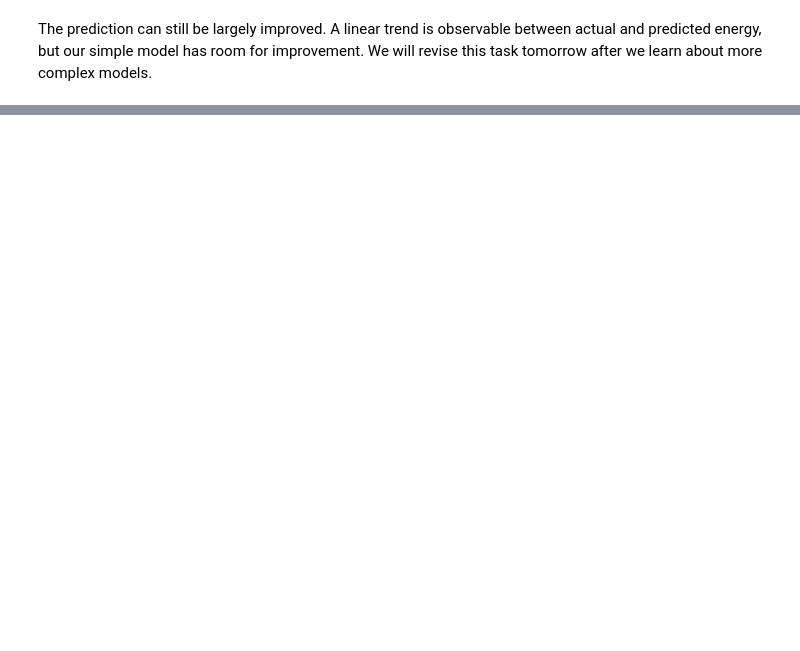
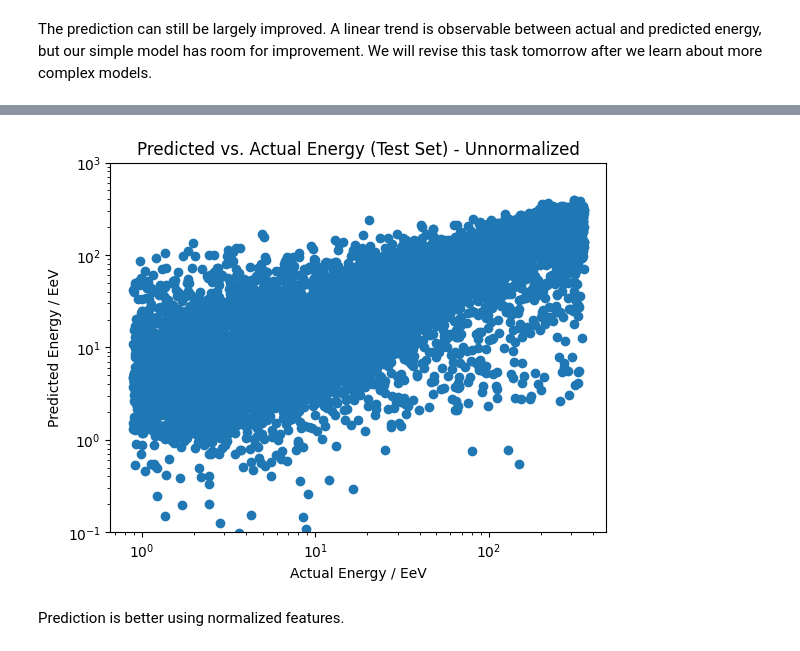
Before and after one commit to cescalara/TAML2025_ICRR_handson, a Jupyter notebook: day1/application-to-TA-solution.ipynb, the cells around one changed output, grey strips where cells are left out. Drawn from its saved outputs; the diff is of its cells as text; code cells hidden in the pictures; blank space fills up the shorter version.

```diff
--- a/day1/application-to-TA-solution.ipynb
+++ b/day1/application-to-TA-solution.ipynb
@@ -387,0 +435,22 @@ The prediction can still be largely improved. A linear trend is observable betwe
+# %%
+# Evaluate the model on the test set
+test_outputs = evaluate_cosmic_ray_model(model.to(device), X_test.to(device), y_test.to(device), criterion)
+
+energy_min = data["energy"].min()
+energy_max = data["energy"].max()
+
+
+# Denormalize energy values
+y_test_unnorm = y_test * (energy_max - energy_min) + energy_min
+test_outputs_unnorm = test_outputs * (energy_max - energy_min) + energy_min
+
+# Plot the unnormalized values
+plt.scatter(y_test_unnorm.cpu(), test_outputs_unnorm.cpu())
+plt.xlabel('Actual Energy / EeV')
+plt.xscale('log')
+plt.yscale('log')
+plt.ylim(1e-1, 1e3)
+plt.ylabel('Predicted Energy / EeV')
+plt.title('Predicted vs. Actual Energy (Test Set) - Unnormalized')
+plt.show()
+# %% [output]
@@ -387,0 +458,3 @@ The prediction can still be largely improved. A linear trend is observable betwe
+[figure, added]
+# %% [markdown]
+Prediction is better using normalized features.
```
Also changed, not shown: parts of 9 cells of this notebook.
